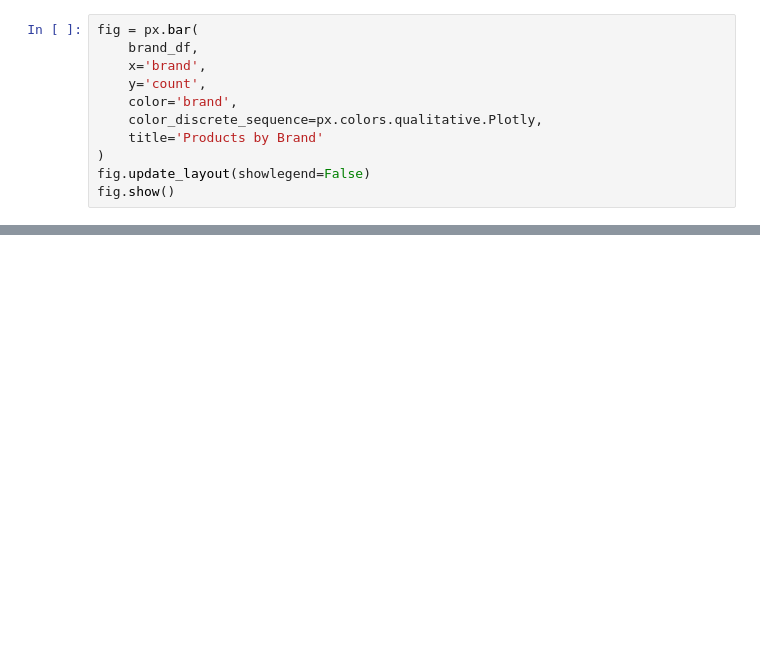
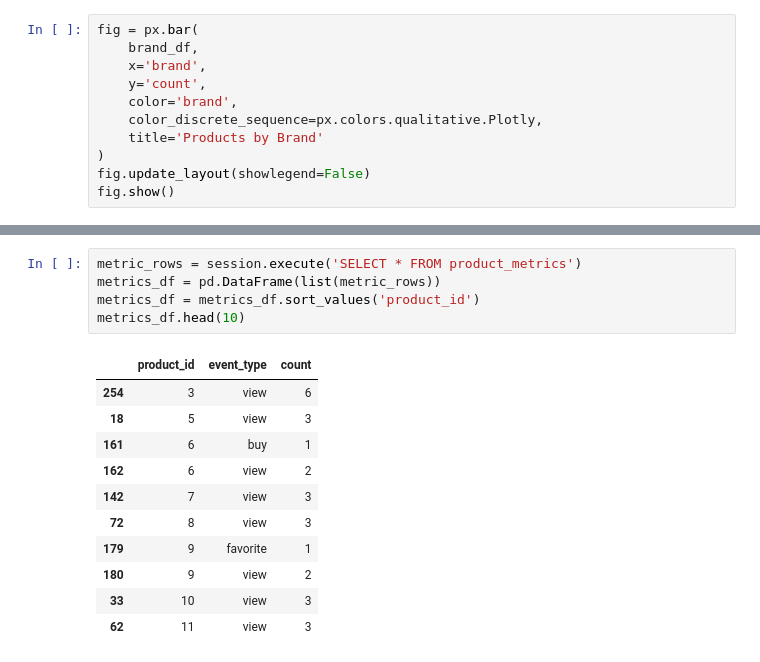
Before and after one commit to VighneshManjrekar/lambda-ecomm, a Jupyter notebook: analytics_dashboard.ipynb, the cells around one changed output, grey strips where cells are left out. Saved outputs shown, nothing was run; the diff lists cells and outputs as text; blank space fills up the shorter version.

```diff
--- a/client/notebook/analytics_dashboard.ipynb
+++ b/analytics_dashboard.ipynb
@@ -187,0 +209,17 @@ metrics_pivot.head()
+# %%
+metric_rows = session.execute('SELECT * FROM product_metrics')
+metrics_df = pd.DataFrame(list(metric_rows))
+metrics_df = metrics_df.sort_values('product_id')
+metrics_df.head(10)
+# %% [output]
+|  | product_id | event_type | count |
+| 254 | 3 | view | 6 |
+| 18 | 5 | view | 3 |
+| 161 | 6 | buy | 1 |
+| 162 | 6 | view | 2 |
+| 142 | 7 | view | 3 |
+| 72 | 8 | view | 3 |
+| 179 | 9 | favorite | 1 |
+| 180 | 9 | view | 2 |
+| 33 | 10 | view | 3 |
+| 62 | 11 | view | 3 |
```
Also changed, not shown: parts of 10 cells of this notebook, 7 other files.
